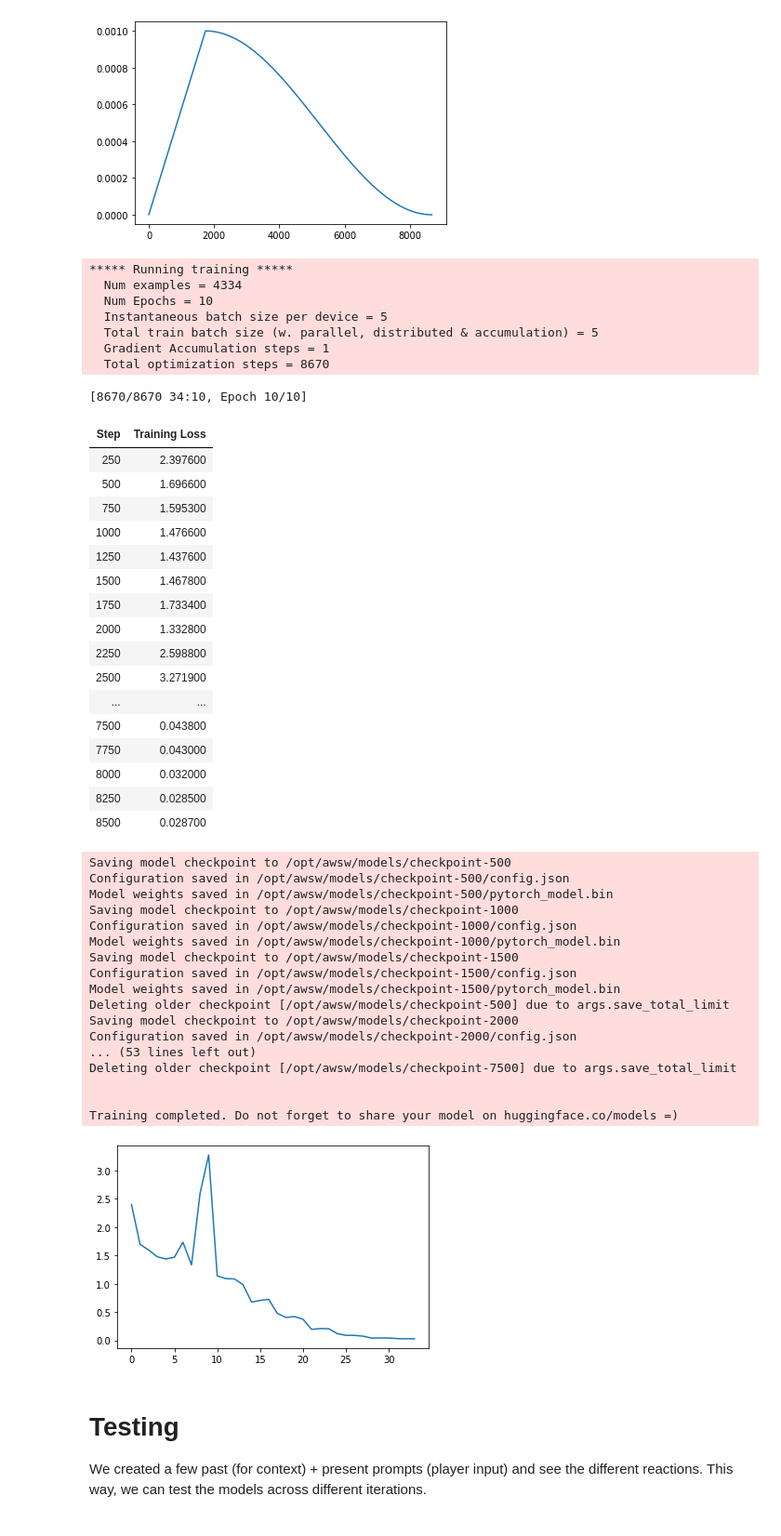
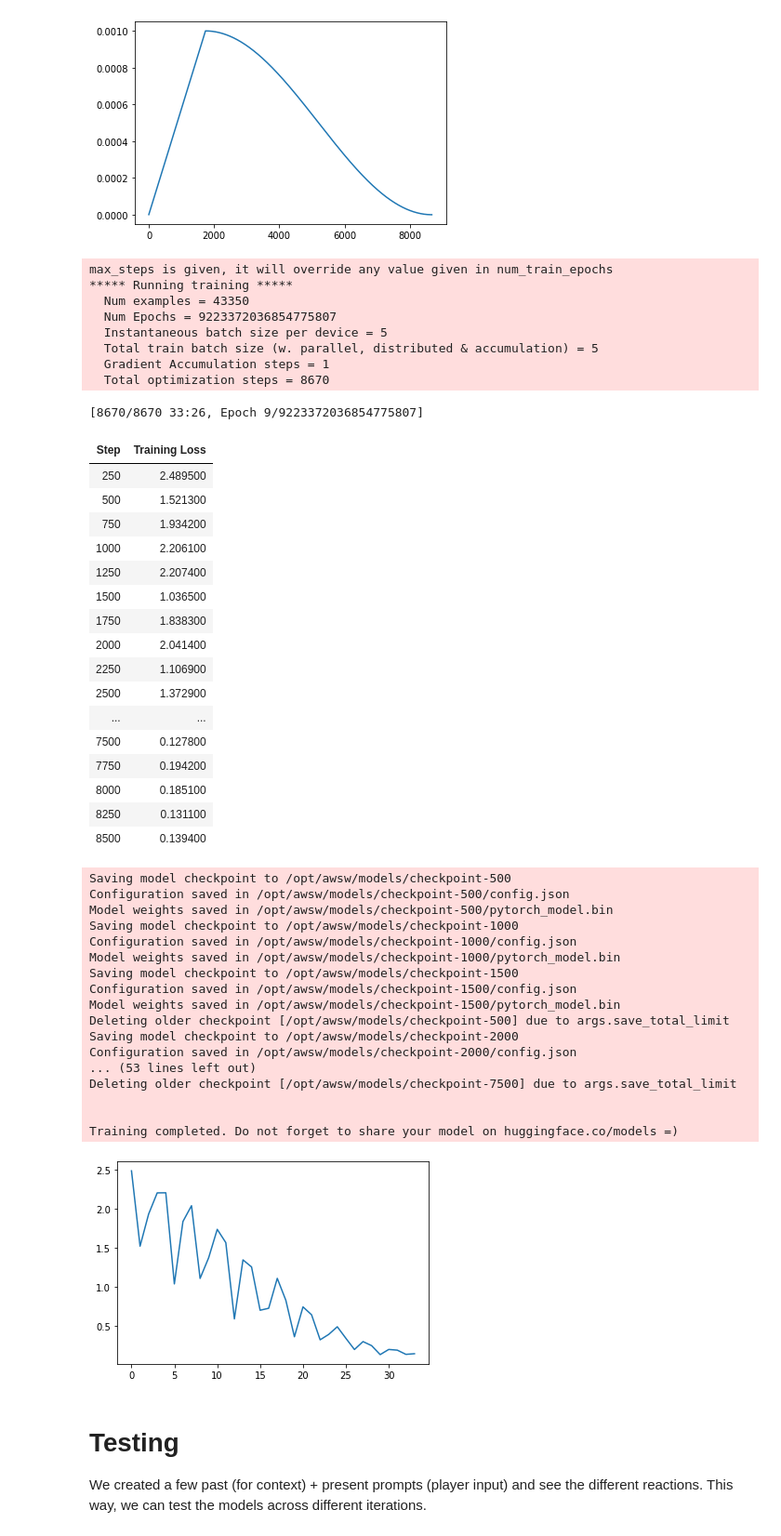
Before and after one commit to peterwilli/Endless-AWSW, a Jupyter notebook: Research/AWSW_GPT_Neo.ipynb, the cells around one changed output. Shown at 93% size. Drawn from its saved outputs; the diff is of its cells as text; code cells hidden in the pictures.

Commit message:
same test with our dataset class

```diff
--- a/Research/AWSW_GPT_Neo.ipynb
+++ b/Research/AWSW_GPT_Neo.ipynb
@@ -406,13 +406,13 @@ def train(model):
         save_total_limit=2,
         save_steps=500,
         logging_steps=250,
-        #max_steps=num_total_steps
+        max_steps=num_total_steps
     )
     trainer = Trainer(
         model=model,
         args=training_args,
-        #train_dataset=train_awsw_dataset,
-        train_dataset=train_awsw_dataset.mapped_dataset['train'],
+        train_dataset=train_awsw_dataset,
+        #train_dataset=train_awsw_dataset.mapped_dataset['train'],
         #eval_dataset=dataset['test'],
         optimizers=(optimizer, scheduler),
         callbacks=[AWSWTrainerCallback]
@@ -423,52 +423,53 @@ def train(model):
         trainer.train(latest_checkpoint)
     else:
         trainer.train()
 
 train(model)
 # %% [output]
+max_steps is given, it will override any value given in num_train_epochs
 ***** Running training *****
-  Num examples = 4334
-  Num Epochs = 10
+  Num examples = 43350
+  Num Epochs = 9223372036854775807
   Instantaneous batch size per device = 5
   Total train batch size (w. parallel, distributed & accumulation) = 5
   Gradient Accumulation steps = 1
   Total optimization steps = 8670
-[8670/8670 34:10, Epoch 10/10]
+[8670/8670 33:26, Epoch 9/9223372036854775807]
 | Step | Training Loss |
-| 250 | 2.397600 |
-| 500 | 1.696600 |
-| 750 | 1.595300 |
-| 1000 | 1.476600 |
-| 1250 | 1.437600 |
-| 1500 | 1.467800 |
-| 1750 | 1.733400 |
-| 2000 | 1.332800 |
-| 2250 | 2.598800 |
-| 2500 | 3.271900 |
+| 250 | 2.489500 |
+| 500 | 1.521300 |
+| 750 | 1.934200 |
+| 1000 | 2.206100 |
+| 1250 | 2.207400 |
+| 1500 | 1.036500 |
+| 1750 | 1.838300 |
+| 2000 | 2.041400 |
+| 2250 | 1.106900 |
+| 2500 | 1.372900 |
 | ... | ... |
-| 7500 | 0.043800 |
-| 7750 | 0.043000 |
-| 8000 | 0.032000 |
-| 8250 | 0.028500 |
-| 8500 | 0.028700 |
+| 7500 | 0.127800 |
+| 7750 | 0.194200 |
+| 8000 | 0.185100 |
+| 8250 | 0.131100 |
+| 8500 | 0.139400 |
 Saving model checkpoint to /opt/awsw/models/checkpoint-500
 Configuration saved in /opt/awsw/models/checkpoint-500/config.json
 Model weights saved in /opt/awsw/models/checkpoint-500/pytorch_model.bin
 Saving model checkpoint to /opt/awsw/models/checkpoint-1000
 Configuration saved in /opt/awsw/models/checkpoint-1000/config.json
 Model weights saved in /opt/awsw/models/checkpoint-1000/pytorch_model.bin
 Saving model checkpoint to /opt/awsw/models/checkpoint-1500
 Configuration saved in /opt/awsw/models/checkpoint-1500/config.json
 Model weights saved in /opt/awsw/models/checkpoint-1500/pytorch_model.bin
 Deleting older checkpoint [/opt/awsw/models/checkpoint-500] due to args.save_total_limit
 Saving model checkpoint to /opt/awsw/models/checkpoint-2000
 Configuration saved in /opt/awsw/models/checkpoint-2000/config.json
 ... (53 lines left out)
 Deleting older checkpoint [/opt/awsw/models/checkpoint-7500] due to args.save_total_limit
 
 
 Training completed. Do not forget to share your model on huggingface.co/models =)
-[figure, old version]
+[figure, new version]
 # %% [markdown]
 # Testing
 
```
Also changed, not shown: parts of 6 cells of this notebook.
